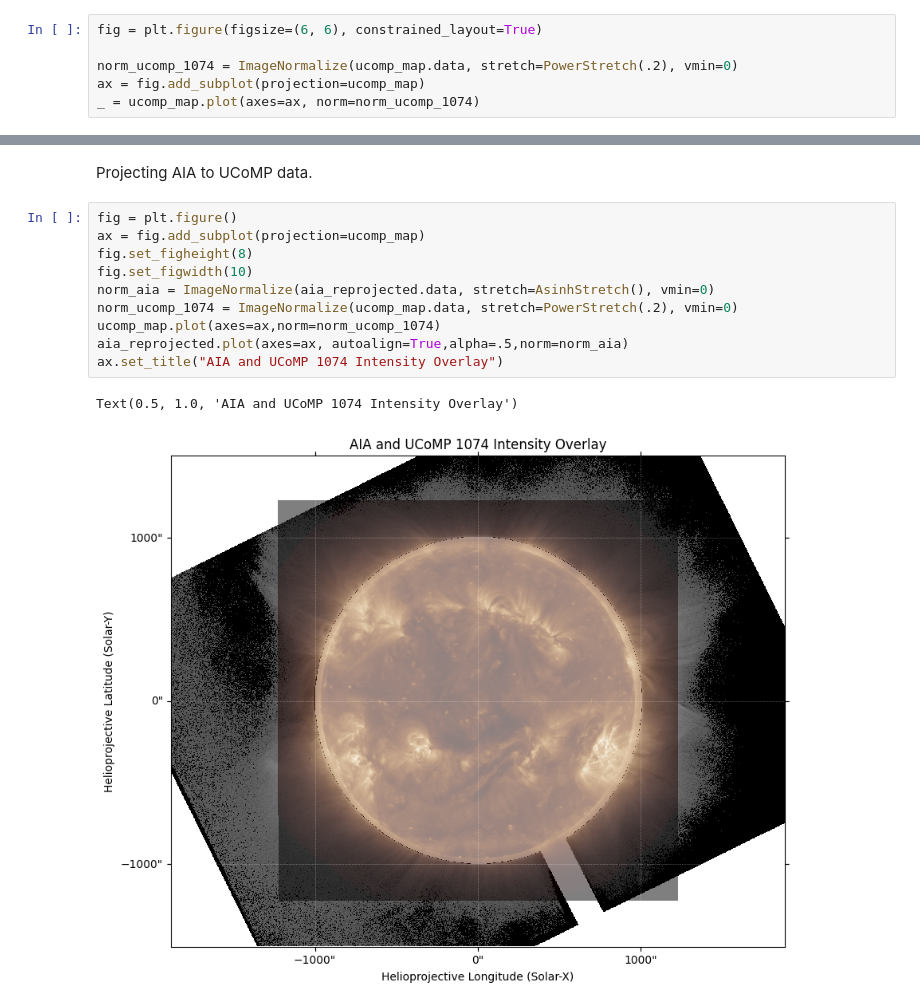
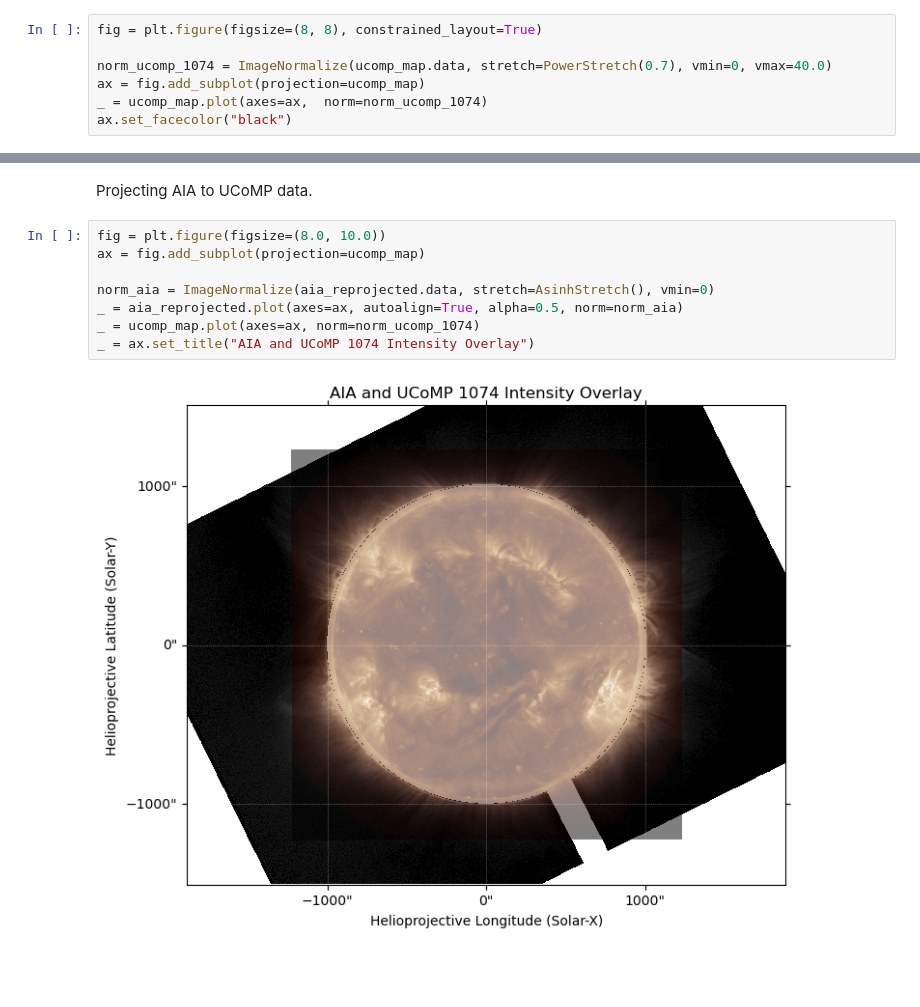
Before and after one commit to NCAR/ucomp-pipeline, a Jupyter notebook: tutorials/ucomp-wcs.ipynb, the cells around one changed output, grey strips where cells are left out. Saved outputs shown, nothing was run; the diff lists cells and outputs as text; blank space fills up the shorter version.

```diff
--- a/tutorials/ucomp-wcs.ipynb
+++ b/tutorials/ucomp-wcs.ipynb
@@ -86,7 +84,8 @@ ucomp_map = Map(ucomp_enhanced_intensity_1074*ucomp_mask, ucomp_primary_header)
 # %%
-fig = plt.figure(figsize=(6, 6), constrained_layout=True)
+fig = plt.figure(figsize=(8, 8), constrained_layout=True)
 
-norm_ucomp_1074 = ImageNormalize(ucomp_map.data, stretch=PowerStretch(.2), vmin=0)
+norm_ucomp_1074 = ImageNormalize(ucomp_map.data, stretch=PowerStretch(0.7), vmin=0, vmax=40.0)
 ax = fig.add_subplot(projection=ucomp_map)
-_ = ucomp_map.plot(axes=ax, norm=norm_ucomp_1074)
+_ = ucomp_map.plot(axes=ax,  norm=norm_ucomp_1074)
+ax.set_facecolor("black")
 # %% [output]
@@ -124,15 +123,12 @@ with SphericalScreen(aia_map.observer_coordinate):
 # %% [markdown]
 Projecting AIA to UCoMP data.
 # %%
-fig = plt.figure()
+fig = plt.figure(figsize=(8.0, 10.0))
 ax = fig.add_subplot(projection=ucomp_map)
-fig.set_figheight(8)
-fig.set_figwidth(10)
+
 norm_aia = ImageNormalize(aia_reprojected.data, stretch=AsinhStretch(), vmin=0)
-norm_ucomp_1074 = ImageNormalize(ucomp_map.data, stretch=PowerStretch(.2), vmin=0)
-ucomp_map.plot(axes=ax,norm=norm_ucomp_1074)
-aia_reprojected.plot(axes=ax, autoalign=True,alpha=.5,norm=norm_aia)
-ax.set_title("AIA and UCoMP 1074 Intensity Overlay")
+_ = aia_reprojected.plot(axes=ax, autoalign=True, alpha=0.5, norm=norm_aia)
+_ = ucomp_map.plot(axes=ax, norm=norm_ucomp_1074)
+_ = ax.set_title("AIA and UCoMP 1074 Intensity Overlay")
 # %% [output]
-Text(0.5, 1.0, 'AIA and UCoMP 1074 Intensity Overlay')
-[figure, old version]
+[figure, new version]
```
Also changed, not shown: parts of 11 cells of this notebook.
